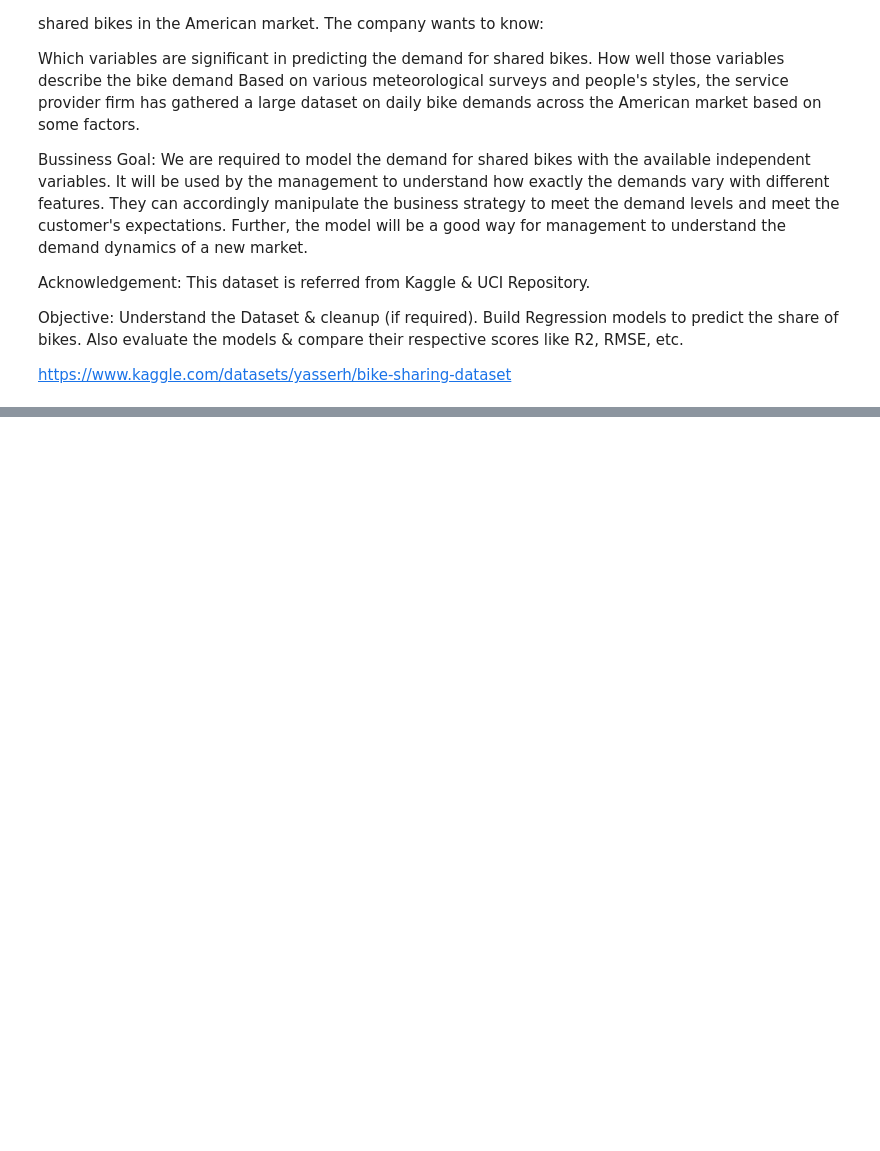
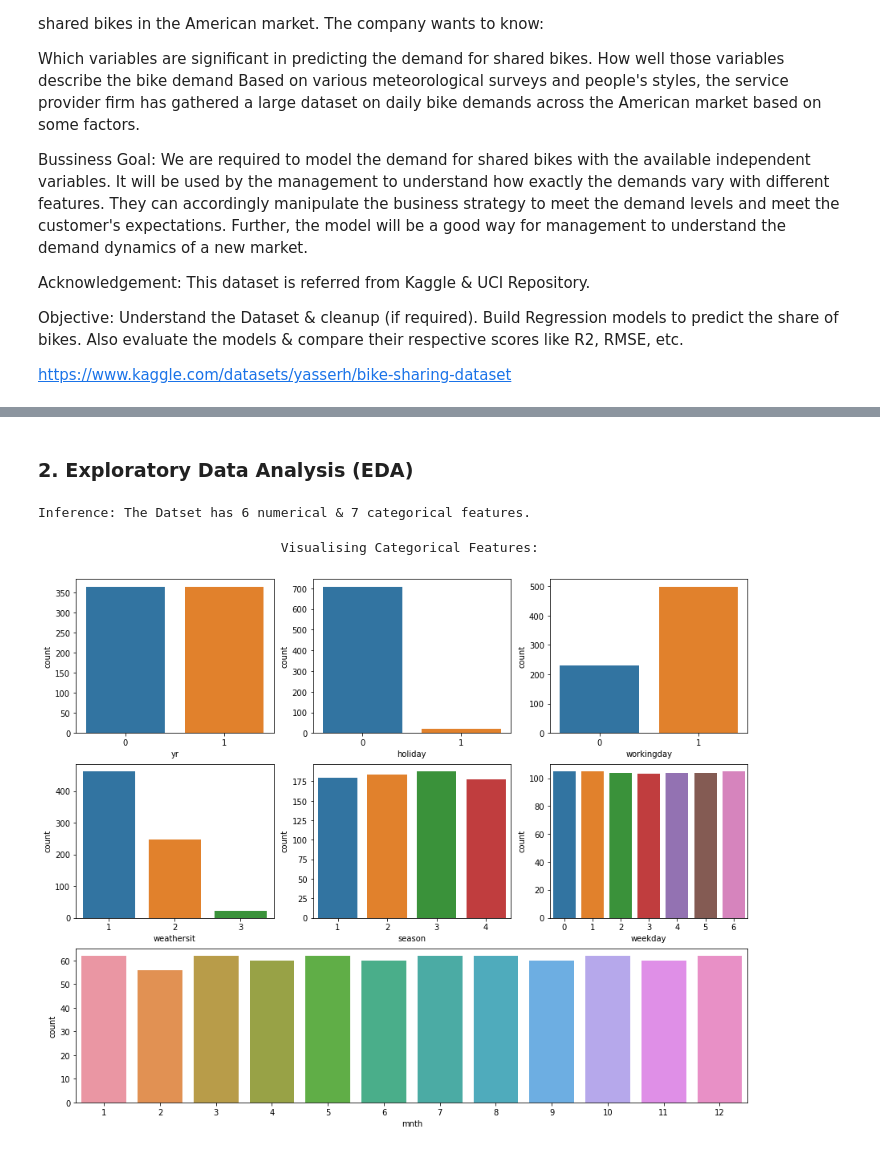
Before and after one commit to AndresBircher/Data-Science, a Jupyter notebook: Bike_Sharing_Dataset.ipynb, the cells around one changed output, grey strips where cells are left out. Saved outputs shown, nothing was run; the diff lists cells and outputs as text; code cells hidden in the pictures; blank space fills up the shorter version.

```diff
--- a/Bike_Sharing_Dataset.ipynb
+++ b/Bike_Sharing_Dataset.ipynb
@@ -55,0 +126,40 @@ Tamaño dataset : (730, 16)
+# %% [markdown]
+### 2. Exploratory Data Analysis (EDA)
+# %%
+#Checking number of unique rows in each feature
+
+target = 'cnt'
+features = [i for i in df_bike.columns if i not in [target]]
+
+nu = df_bike[features].nunique().sort_values()
+nf = []; cf = [] ; #numerical & categorical features
+
+for i in range(df_bike[features].shape[1]):
+    if nu.values[i]<=16:cf.append(nu.index[i])
+    else: nf.append(nu.index[i])
+
+print('\n\033[1mInference:\033[0m The Datset has {} numerical & {} categorical features.'.format(len(nf),len(cf)))
+# %% [output]
+Inference: The Datset has 6 numerical & 7 categorical features.
+# %%
+#Visualising the categorical features
+
+print('\033[1mVisualising Categorical Features:'.center(100))
+
+n=3
+plt.figure(figsize=[15,4*math.ceil(len(cf)/n)])
+
+
+for i in range (len(cf)):
+    if df_bike[cf[i]].nunique()<=8:
+        plt.subplot(math.ceil(len(cf)/n),n,i+1)  #subplot(nrows, ncols, index, **kwargs)
+        sns.countplot(df_bike[cf[i]]) # Argument: Data
+    else:
+        plt.subplot(3,1,3) #subplot(nrows, ncols, index, **kwargs)
+        sns.countplot(df_bike[cf[i]])
+
+plt.tight_layout
+plt.show()
+# %% [output]
+                               Visualising Categorical Features:
+[figure, added]
```
Also changed, not shown: parts of 39 cells of this notebook.
